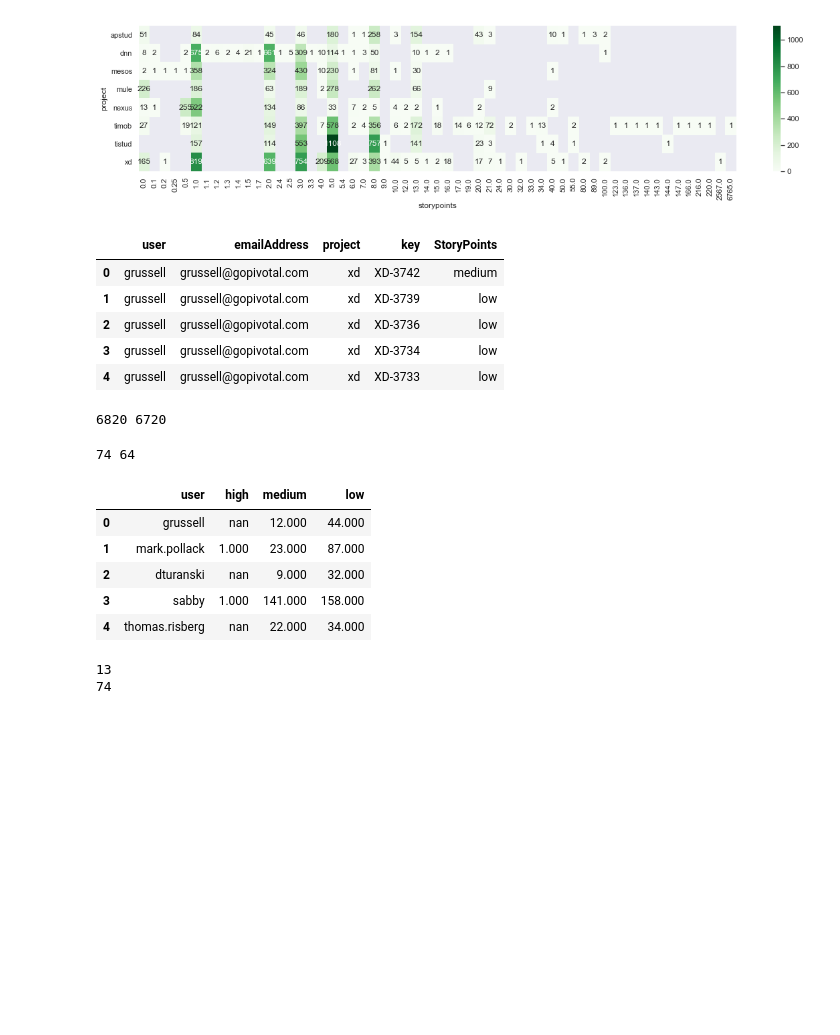
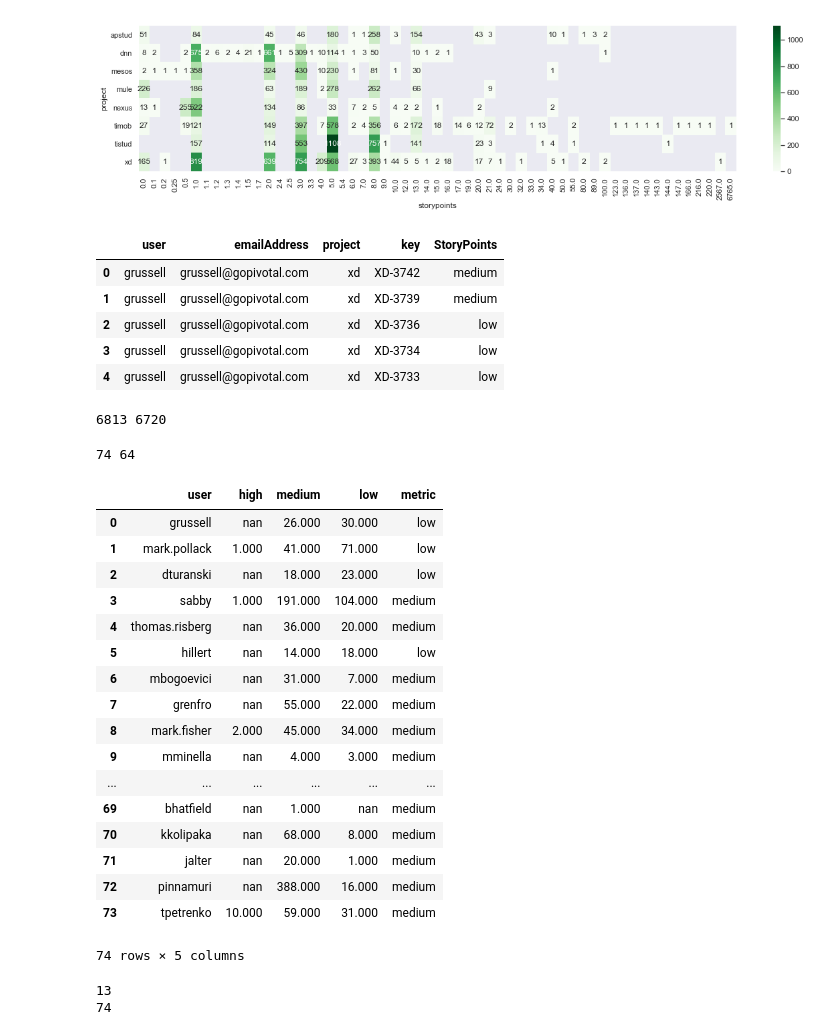
Before and after one commit to gogoladzetedo/Personalities_In_Agile, a Jupyter notebook: Analysis.ipynb, the cells around one changed output. Saved outputs shown, nothing was run; the diff lists cells and outputs as text; code cells hidden in the pictures; blank space fills up the shorter version.

```diff
--- a/Analysis.ipynb
+++ b/Analysis.ipynb
@@ -1059,7 +1047,12 @@ def categorical_metric(field, multiple_fields, field_in_issues, field_exclusion_
 def categorical_metric_agg(data, field, cat1_label, cat2_label, cat3_label):
     valid_users_metrics = data
     #Aggregate the metrics per user
-    agg_query = """ SELECT U.user,"""+cat1_label+""", """+cat2_label+""", """+cat3_label+""" FROM (SELECT DISTINCT user FROM valid_users_metrics) AS U
+    agg_query = """ SELECT U.user,"""+cat1_label+""", """+cat2_label+""", """+cat3_label+""",
+    CASE WHEN COALESCE("""+cat1_label+""", 0)>=COALESCE("""+cat2_label+""", 0) AND COALESCE("""+cat1_label+""", 0)>=COALESCE("""+cat3_label+""", 0) THEN '"""+cat1_label+"""'
+         WHEN COALESCE("""+cat2_label+""", 0)>=COALESCE("""+cat3_label+""", 0) AND COALESCE("""+cat2_label+""", 0)>=COALESCE("""+cat1_label+""", 0) THEN '"""+cat2_label+"""'
+         WHEN COALESCE("""+cat3_label+""", 0)>=COALESCE("""+cat2_label+""", 0) AND COALESCE("""+cat3_label+""", 0)>=COALESCE("""+cat1_label+""", 0) THEN '"""+cat3_label+"""'
+    END AS metric
+    FROM (SELECT DISTINCT user FROM valid_users_metrics) AS U
     LEFT JOIN ( SELECT user, COUNT(*) AS """+cat1_label+""" FROM valid_users_metrics AS F WHERE """+field+""" = '"""+cat1_label+"""' GROUP BY user) AS T1 ON U.user = T1.user
     LEFT JOIN ( SELECT user, count(*) AS """+cat2_label+""" FROM valid_users_metrics AS F WHERE """+field+""" = '"""+cat2_label+"""' GROUP BY user) AS T2 on U.user = T2.user
     LEFT JOIN ( SELECT user, count(*) AS """+cat3_label+""" FROM valid_users_metrics AS F WHERE """+field+""" = '"""+cat3_label+"""' GROUP BY user) AS T3 ON U.user = T3.user
@@ -1245,8 +1238,8 @@ g = sns.heatmap(proj_story_tab, annot=True, cmap='Greens', fmt='g')
 story_points = ['0.5', '1', '2', '3', '5', '8', '13', '20', '40', '100']
 story_fields = ['Story Points', 'Actual Story Points']
 field = 'StoryPoints'
-e_low = ['0.5', '1', '2', '3']
-e_medium = ['5', '8', '13']
+e_low = ['0.5', '1', '2']
+e_medium = ['3', '5', '8', '13']
 e_high = ['20', '40', '100']
 
 
@@ -1257,26 +1250,38 @@ estimates_df.head()
 # %% [output]
 |  | user | emailAddress | project | key | StoryPoints |
 | 0 | grussell | grussell@gopivotal.com | xd | XD-3742 | medium |
-| 1 | grussell | grussell@gopivotal.com | xd | XD-3739 | low |
+| 1 | grussell | grussell@gopivotal.com | xd | XD-3739 | medium |
 | 2 | grussell | grussell@gopivotal.com | xd | XD-3736 | low |
 | 3 | grussell | grussell@gopivotal.com | xd | XD-3734 | low |
 | 4 | grussell | grussell@gopivotal.com | xd | XD-3733 | low |
 # %%
 print(estimates_df.shape[0],estimates_df[['user', 'key']].drop_duplicates().shape[0])
 # %% [output]
-6820 6720
+6813 6720
 # %%
 print(estimates_df_agg.shape[0],
       changelog[(changelog['field'].isin(story_fields)) & (changelog['author']=='grussell')]['key'].drop_duplicates().shape[0])
-estimates_df_agg.head()
+estimates_df_agg.head(100)
 # %% [output]
 74 64
-|  | user | high | medium | low |
-| 0 | grussell | nan | 12.000 | 44.000 |
-| 1 | mark.pollack | 1.000 | 23.000 | 87.000 |
-| 2 | dturanski | nan | 9.000 | 32.000 |
-| 3 | sabby | 1.000 | 141.000 | 158.000 |
-| 4 | thomas.risberg | nan | 22.000 | 34.000 |
+|  | user | high | medium | low | metric |
+| 0 | grussell | nan | 26.000 | 30.000 | low |
+| 1 | mark.pollack | 1.000 | 41.000 | 71.000 | low |
+| 2 | dturanski | nan | 18.000 | 23.000 | low |
+| 3 | sabby | 1.000 | 191.000 | 104.000 | medium |
+| 4 | thomas.risberg | nan | 36.000 | 20.000 | medium |
+| 5 | hillert | nan | 14.000 | 18.000 | low |
+| 6 | mbogoevici | nan | 31.000 | 7.000 | medium |
+| 7 | grenfro | nan | 55.000 | 22.000 | medium |
+| 8 | mark.fisher | 2.000 | 45.000 | 34.000 | medium |
+| 9 | mminella | nan | 4.000 | 3.000 | medium |
+| ... | ... | ... | ... | ... | ... |
+| 69 | bhatfield | nan | 1.000 | nan | medium |
+| 70 | kkolipaka | nan | 68.000 | 8.000 | medium |
+| 71 | jalter | nan | 20.000 | 1.000 | medium |
+| 72 | pinnamuri | nan | 388.000 | 16.000 | medium |
+| 73 | tpetrenko | 10.000 | 59.000 | 31.000 | medium |
+74 rows × 5 columns
 # %%
 print(estimates_df_agg[(pd.isnull(estimates_df_agg['high'])==False)
                          & (pd.isnull(estimates_df_agg['medium'])==False)
```
Also changed, not shown: parts of 14 cells of this notebook, 1 other file.
